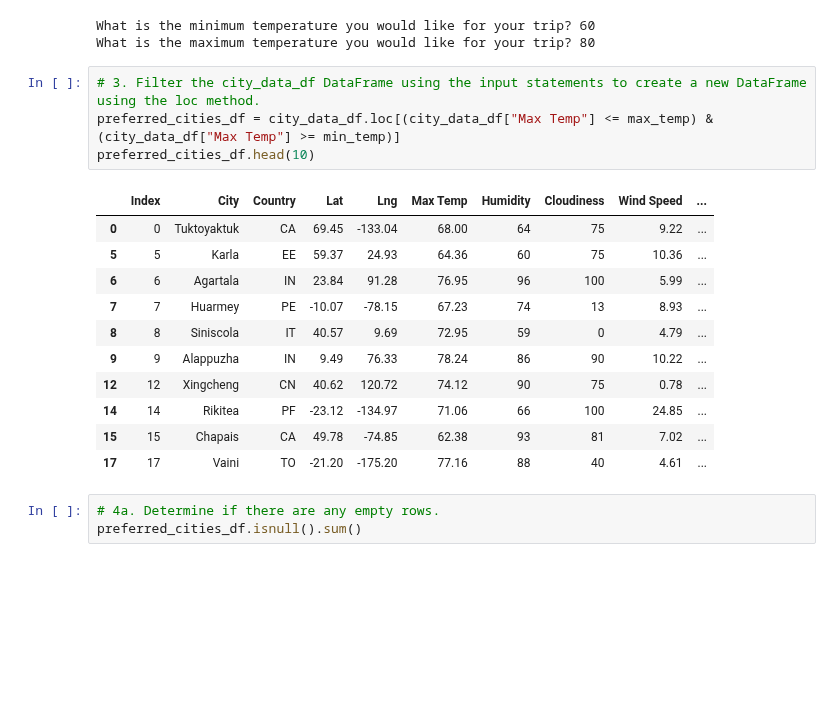
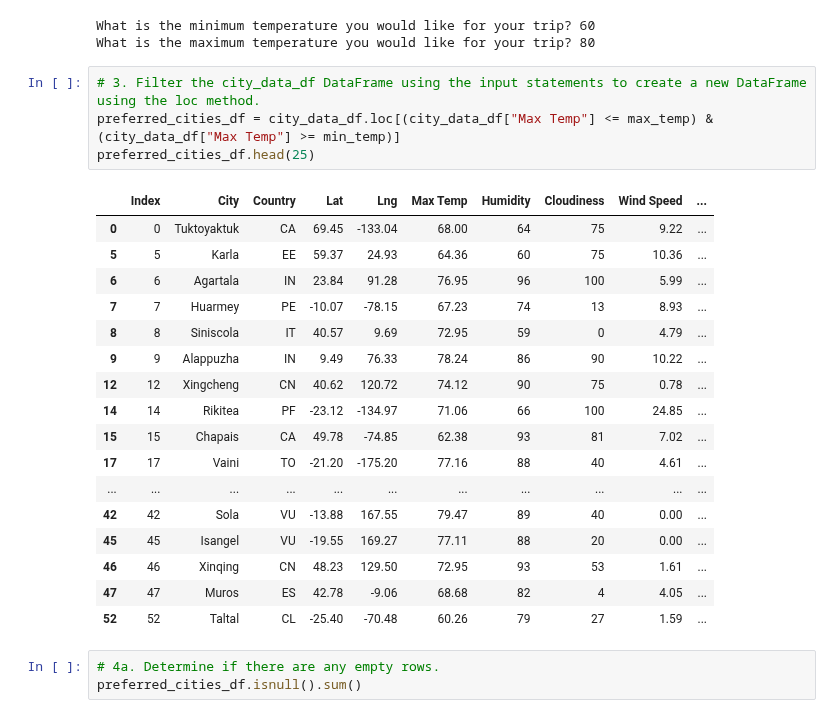
Before and after one commit to jzebker/World_Weather_Analysis, a Jupyter notebook: vacation_search/Vacation_Search.ipynb, the cells around one changed output. Cells and saved outputs as stored; diff of their text form; blank space fills up the shorter version.

```diff
--- a/vacation_search/Vacation_Search.ipynb
+++ b/vacation_search/Vacation_Search.ipynb
@@ -32,19 +43,25 @@ What is the maximum temperature you would like for your trip? 80
 # %%
 # 3. Filter the city_data_df DataFrame using the input statements to create a new DataFrame using the loc method.
 preferred_cities_df = city_data_df.loc[(city_data_df["Max Temp"] <= max_temp) & (city_data_df["Max Temp"] >= min_temp)]
-preferred_cities_df.head(10)
+preferred_cities_df.head(25)
 # %% [output]
 |  | Index | City | Country | Lat | Lng | Max Temp | Humidity | Cloudiness | Wind Speed | ... |
 | 0 | 0 | Tuktoyaktuk | CA | 69.45 | -133.04 | 68.00 | 64 | 75 | 9.22 | ... |
 | 5 | 5 | Karla | EE | 59.37 | 24.93 | 64.36 | 60 | 75 | 10.36 | ... |
 | 6 | 6 | Agartala | IN | 23.84 | 91.28 | 76.95 | 96 | 100 | 5.99 | ... |
 | 7 | 7 | Huarmey | PE | -10.07 | -78.15 | 67.23 | 74 | 13 | 8.93 | ... |
 | 8 | 8 | Siniscola | IT | 40.57 | 9.69 | 72.95 | 59 | 0 | 4.79 | ... |
 | 9 | 9 | Alappuzha | IN | 9.49 | 76.33 | 78.24 | 86 | 90 | 10.22 | ... |
 | 12 | 12 | Xingcheng | CN | 40.62 | 120.72 | 74.12 | 90 | 75 | 0.78 | ... |
 | 14 | 14 | Rikitea | PF | -23.12 | -134.97 | 71.06 | 66 | 100 | 24.85 | ... |
 | 15 | 15 | Chapais | CA | 49.78 | -74.85 | 62.38 | 93 | 81 | 7.02 | ... |
 | 17 | 17 | Vaini | TO | -21.20 | -175.20 | 77.16 | 88 | 40 | 4.61 | ... |
+| ... | ... | ... | ... | ... | ... | ... | ... | ... | ... | ... |
+| 42 | 42 | Sola | VU | -13.88 | 167.55 | 79.47 | 89 | 40 | 0.00 | ... |
+| 45 | 45 | Isangel | VU | -19.55 | 169.27 | 77.11 | 88 | 20 | 0.00 | ... |
+| 46 | 46 | Xinqing | CN | 48.23 | 129.50 | 72.95 | 93 | 53 | 1.61 | ... |
+| 47 | 47 | Muros | ES | 42.78 | -9.06 | 68.68 | 82 | 4 | 4.05 | ... |
+| 52 | 52 | Taltal | CL | -25.40 | -70.48 | 60.26 | 79 | 27 | 1.59 | ... |
 # %%
 # 4a. Determine if there are any empty rows.
 preferred_cities_df.isnull().sum()
```
Also changed, not shown: parts of 1 cell of this notebook, 4 other files.
